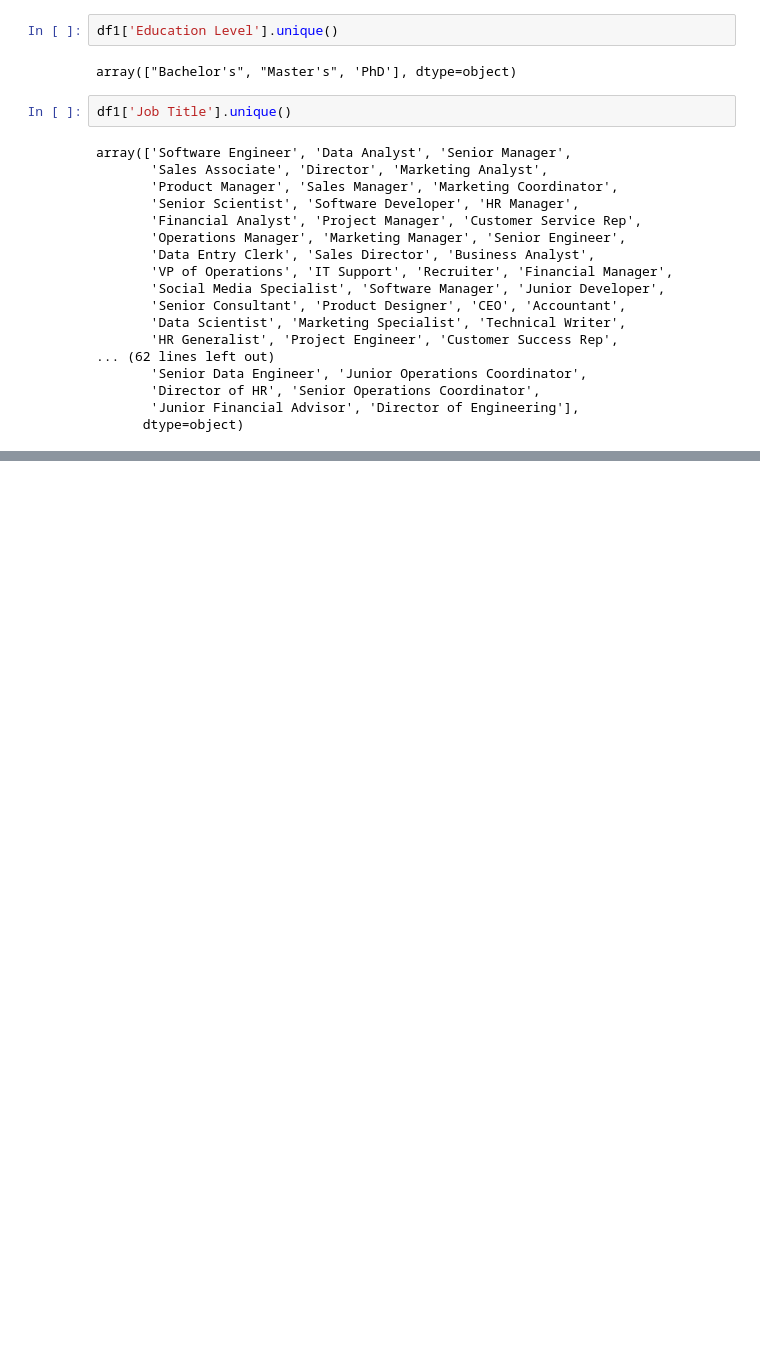
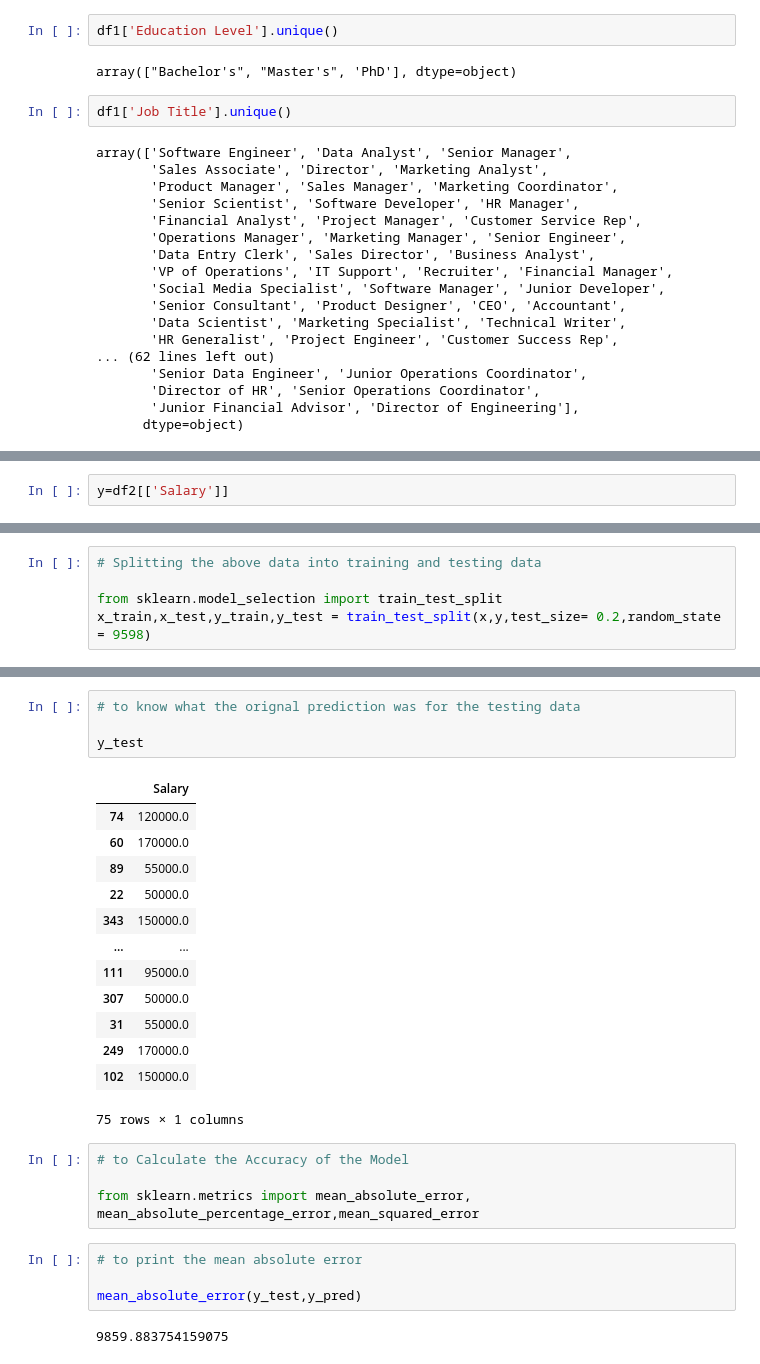
Before and after one commit to mayankanand2701/PredictXpert, a Jupyter notebook: Models/Salary Prediction Code.ipynb, the cells around one changed output, grey strips where cells are left out. Saved outputs shown, nothing was run; the diff lists cells and outputs as text; blank space fills up the shorter version.

```diff
--- a/Models/Salary Prediction Code.ipynb
+++ b/Models/Salary Prediction Code.ipynb
@@ -161,0 +170,2 @@ See the caveats in the documentation: https://pandas.pydata.org/pandas-docs/stab
+# %%
+y=df2[['Salary']]
@@ -161,0 +181,5 @@ See the caveats in the documentation: https://pandas.pydata.org/pandas-docs/stab
+# %%
+# Splitting the above data into training and testing data
+
+from sklearn.model_selection import train_test_split
+x_train,x_test,y_train,y_test = train_test_split(x,y,test_size= 0.2,random_state = 9598)
@@ -164,0 +235,28 @@ See the caveats in the documentation: https://pandas.pydata.org/pandas-docs/stab
+# %%
+# to know what the orignal prediction was for the testing data
+
+y_test
+# %% [output]
+|  | Salary |
+| 74 | 120000.0 |
+| 60 | 170000.0 |
+| 89 | 55000.0 |
+| 22 | 50000.0 |
+| 343 | 150000.0 |
+| ... | ... |
+| 111 | 95000.0 |
+| 307 | 50000.0 |
+| 31 | 55000.0 |
+| 249 | 170000.0 |
+| 102 | 150000.0 |
+75 rows × 1 columns
+# %%
+# to Calculate the Accuracy of the Model
+
+from sklearn.metrics import mean_absolute_error, mean_absolute_percentage_error,mean_squared_error
+# %%
+# to print the mean absolute error
+
+mean_absolute_error(y_test,y_pred)
+# %% [output]
+9859.883754159075
```
Also changed, not shown: parts of 18 cells of this notebook, 2 other files.
